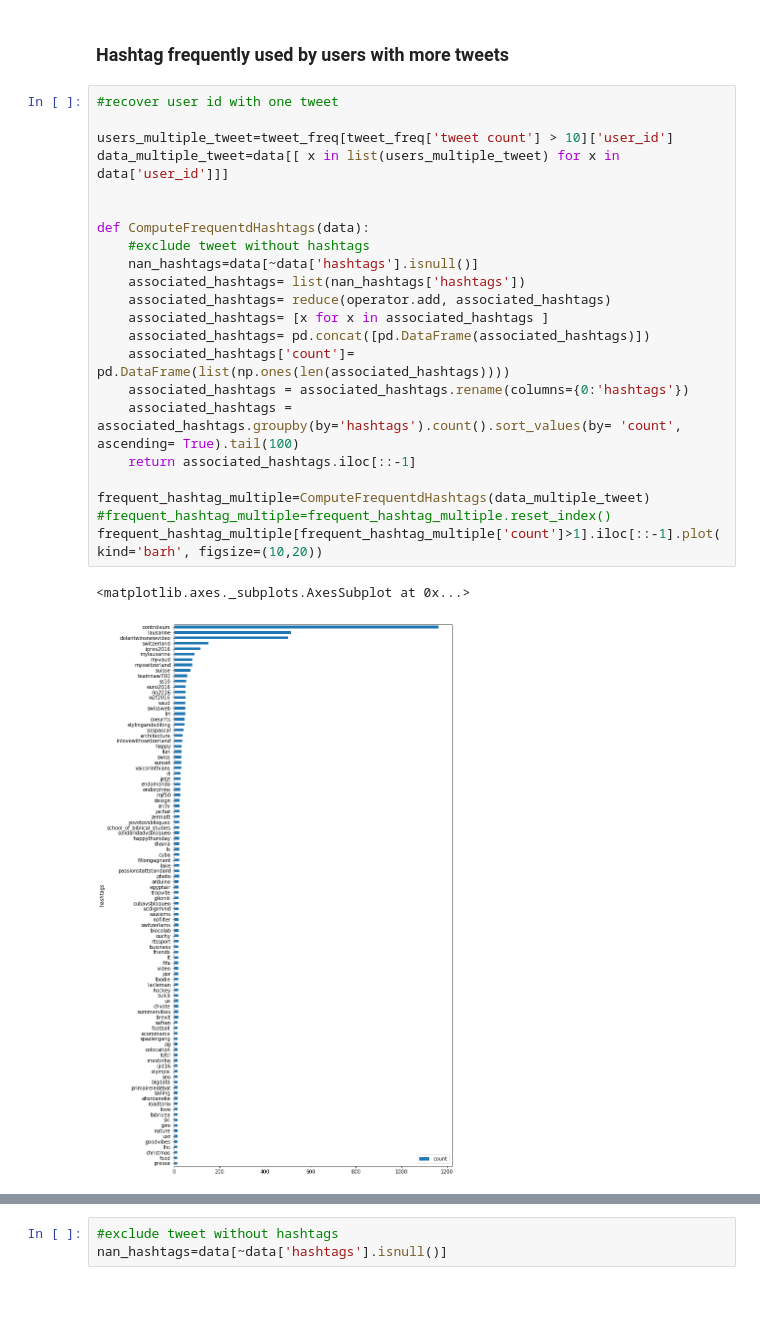
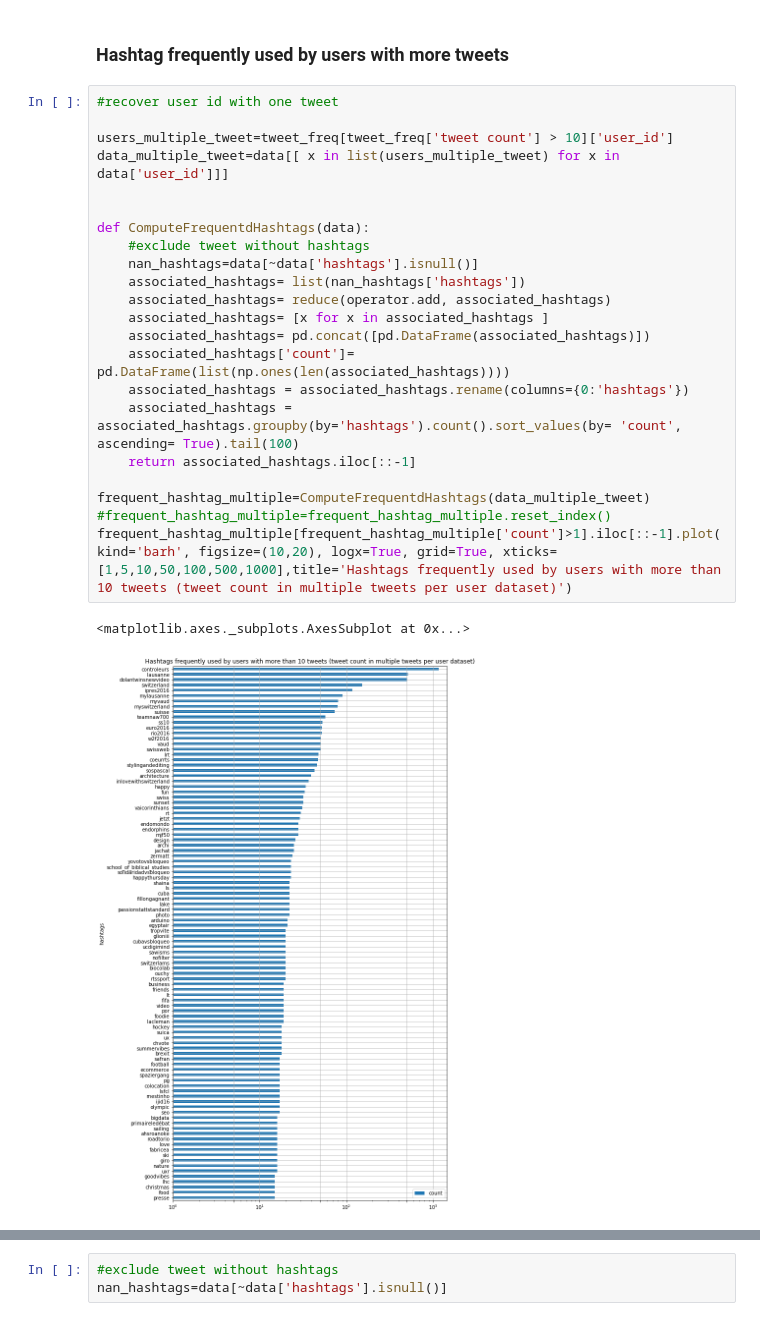
Before and after one commit to valstrl/CSM-project, a Jupyter notebook: CSM-project.ipynb, the cells around one changed output, grey strips where cells are left out. Saved outputs shown, nothing was run; the diff lists cells and outputs as text.

Commit message:
continuing hashtags for local and unlocal

```diff
--- a/CSM-project.ipynb
+++ b/CSM-project.ipynb
@@ -182,26 +181,26 @@ frequent_hashtag_1[frequent_hashtag_1['count']>1].iloc[::-1].plot(kind='barh', f
 # %%
 #recover user id with one tweet
 
 users_multiple_tweet=tweet_freq[tweet_freq['tweet count'] > 10]['user_id']
 data_multiple_tweet=data[[ x in list(users_multiple_tweet) for x in data['user_id']]]
 
 
 def ComputeFrequentdHashtags(data):
     #exclude tweet without hashtags
     nan_hashtags=data[~data['hashtags'].isnull()]
     associated_hashtags= list(nan_hashtags['hashtags'])
     associated_hashtags= reduce(operator.add, associated_hashtags)
     associated_hashtags= [x for x in associated_hashtags ]
     associated_hashtags= pd.concat([pd.DataFrame(associated_hashtags)])
     associated_hashtags['count']= pd.DataFrame(list(np.ones(len(associated_hashtags))))
     associated_hashtags = associated_hashtags.rename(columns={0:'hashtags'})
     associated_hashtags = associated_hashtags.groupby(by='hashtags').count().sort_values(by= 'count', ascending= True).tail(100)
     return associated_hashtags.iloc[::-1]
 
 frequent_hashtag_multiple=ComputeFrequentdHashtags(data_multiple_tweet)
 #frequent_hashtag_multiple=frequent_hashtag_multiple.reset_index()
-frequent_hashtag_multiple[frequent_hashtag_multiple['count']>1].iloc[::-1].plot(kind='barh', figsize=(10,20))
+frequent_hashtag_multiple[frequent_hashtag_multiple['count']>1].iloc[::-1].plot(kind='barh', figsize=(10,20), logx=True, grid=True, xticks=[1,5,10,50,100,500,1000],title='Hashtags frequently used by users with more than 10 tweets (tweet count in multiple tweets per user dataset)')
 # %% [output]
 <matplotlib.axes._subplots.AxesSubplot at 0x...>
-[figure, old version]
+[figure, new version]
 # %% [markdown]
```
Also changed, not shown: parts of 68 cells of this notebook.
